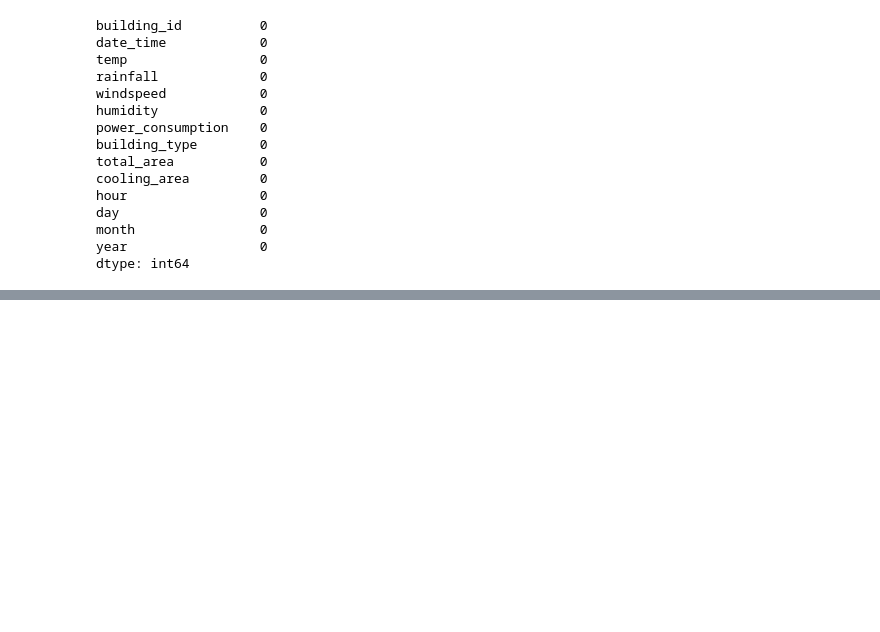
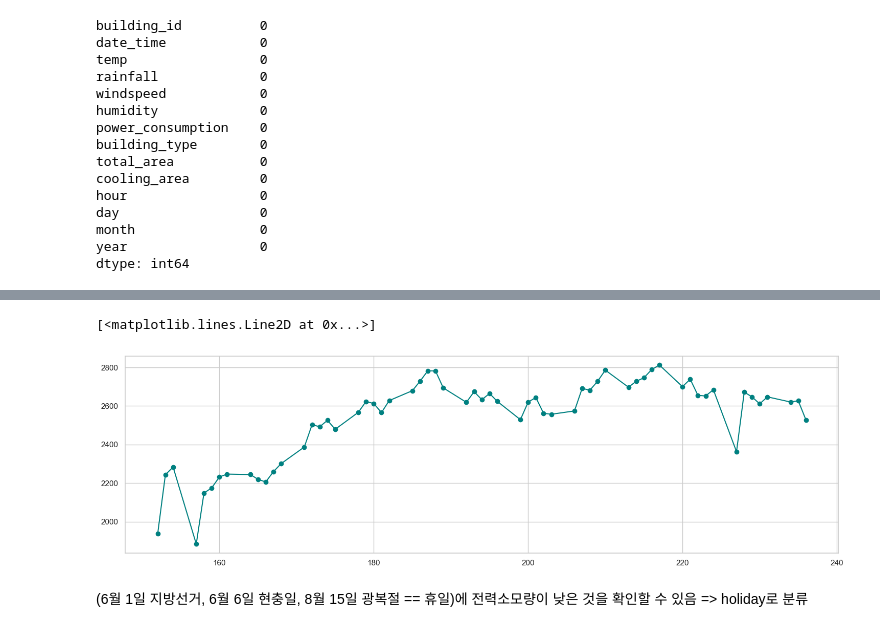
Before and after one commit to life-ofpi/SDATP, a Jupyter notebook: src/jichan.ipynb, the cells around one changed output, grey strips where cells are left out. Drawn from its saved outputs; the diff is of its cells as text; code cells hidden in the pictures; blank space fills up the shorter version.

Commit message:
add var: holiday, EDA 기후 관련 변수

```diff
--- a/src/jichan.ipynb
+++ b/src/jichan.ipynb
@@ -242,0 +276,15 @@ TODO: remove outlier
+# %%
+train_df['holiday'] = train_df['day_of_year'].apply(lambda x: True if x % 7 == 1 or x % 7 == 2 else False)
+# %%
+# holiday == False graph
+mean_power_by_day_of_year_holidaycut = train_df[train_df['holiday'] == False].groupby('day_of_year')['power_consumption'].mean()
+
+plt.figure(figsize=(18, 5))
+sns.set(style="whitegrid")
+plt.plot(mean_power_by_day_of_year_holidaycut.index, mean_power_by_day_of_year_holidaycut.values, color='teal', marker='o', linestyle='-')
+plt.show()
+# %% [output]
+[<matplotlib.lines.Line2D at 0x...>]
+[figure, added]
+# %% [markdown]
+(6월 1일 지방선거, 6월 6일 현충일, 8월 15일 광복절 == 휴일)에 전력소모량이 낮은 것을 확인할 수 있음 => holiday로 분류
```
Also changed, not shown: parts of 32 cells of this notebook.
